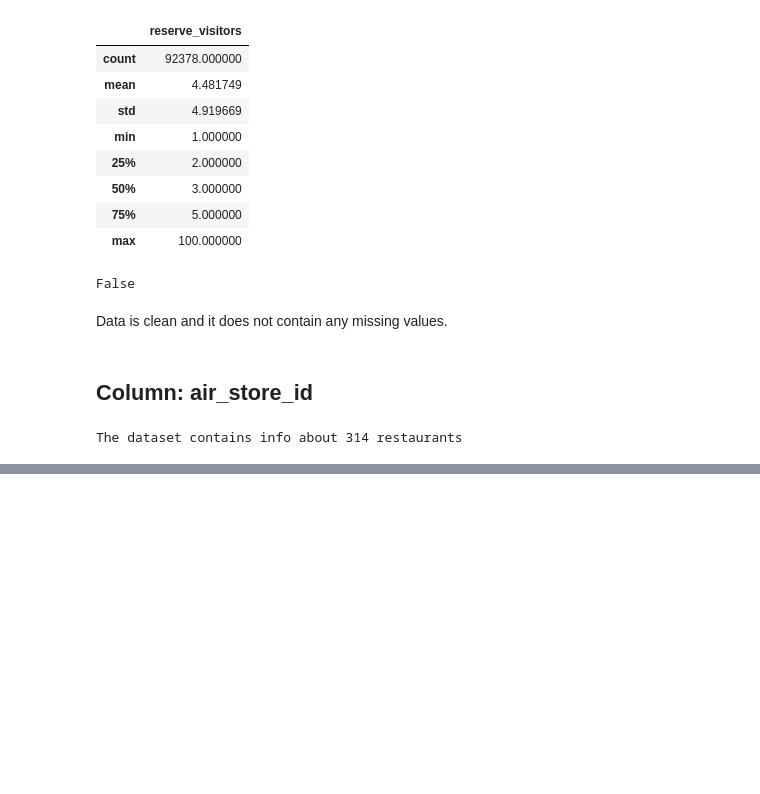
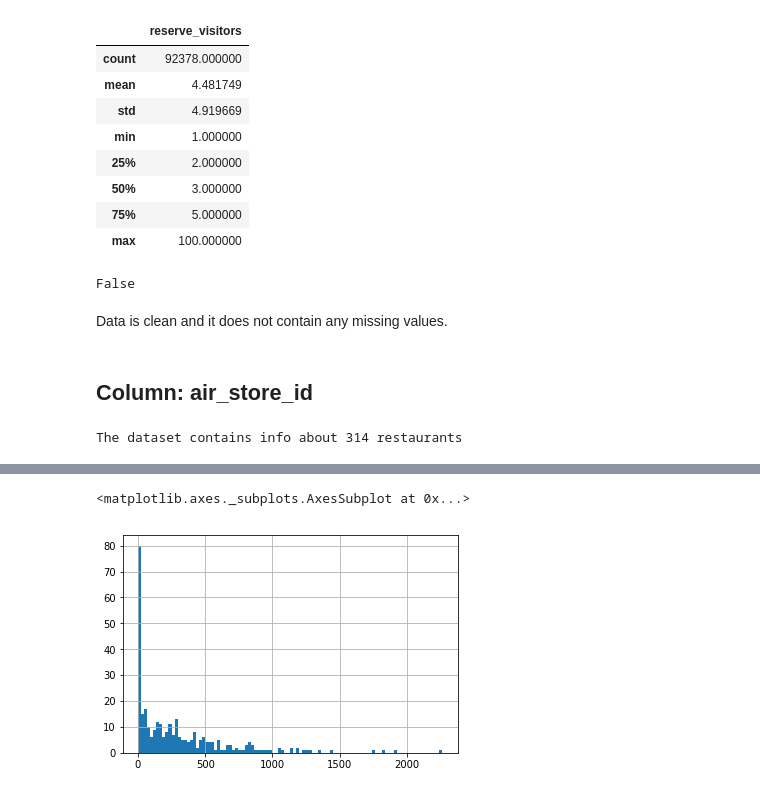
Before and after one commit to galiii/Recruit-Restaurant-Visitor-Forecasting, a Jupyter notebook: data-exploration/air_reserve-exploration.ipynb, the cells around one changed output, grey strips where cells are left out. Drawn from its saved outputs; the diff is of its cells as text; code cells hidden in the pictures; blank space fills up the shorter version.

```diff
--- a/data-exploration/air_reserve-exploration.ipynb
+++ b/data-exploration/air_reserve-exploration.ipynb
@@ -77 +77,6 @@ air_87467487d21891dd       1
 Name: air_store_id, Length: 314, dtype: int64
+# %%
+df['air_store_id'].value_counts().hist(bins=100)
+# %% [output]
+<matplotlib.axes._subplots.AxesSubplot at 0x...>
+[figure, added]
```
Also changed, not shown: parts of 14 cells of this notebook, 4 other files.
